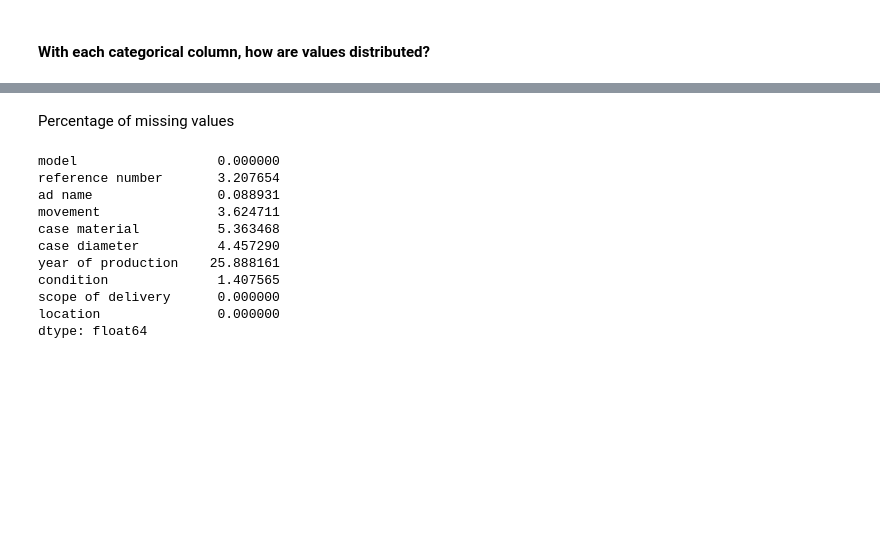
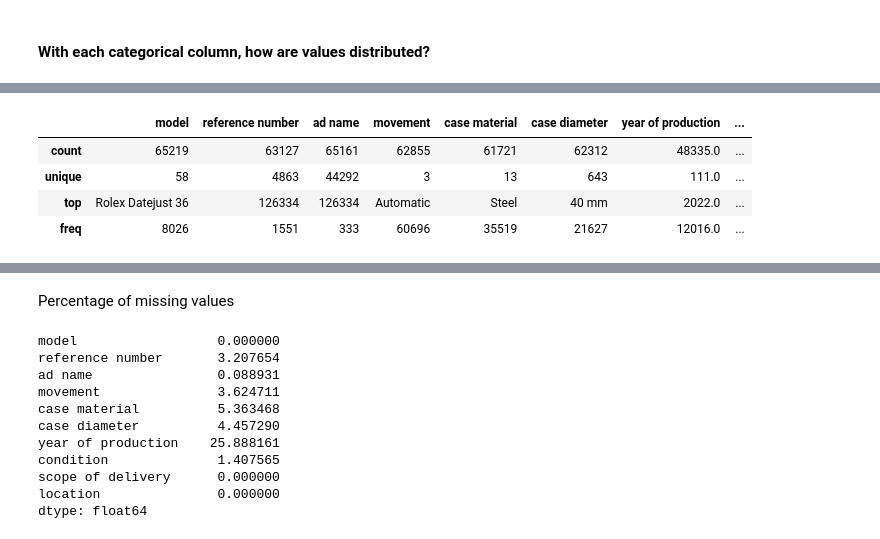
Before and after one commit to baonhat1802/Project-Programming-DS, a Jupyter notebook: Project/20127058_20127603.ipynb, the cells around one changed output, grey strips where cells are left out. Cells and saved outputs as stored; diff of their text form; code cells hidden in the pictures; blank space fills up the shorter version.

```diff
--- a/Project/20127058_20127603.ipynb
+++ b/Project/20127058_20127603.ipynb
@@ -188,3 +210,11 @@ categorical_cols.head()
 | 2 | Rolex Daytona | 116519G | 保証書付き ROLEX ロレックス デイトナ コスモグラフ K18... | Automatic | White gold | 39 mm | NaN | ... |
 | 3 | Rolex Submariner Date | 116613 | New Submariner 116613 Yellow Stee... | Automatic | Steel | 40 mm | 2020.0 | ... |
 | 4 | Rolex Submariner Date | 16610 | 1990s ROLEX SUBMARINER 16610 Trit... | Automatic | NaN | 40 mm | 1990.0 | ... |
+# %%
+categorical_cols.describe()
+# %% [output]
+|  | model | reference number | ad name | movement | case material | case diameter | year of production | ... |
+| count | 65219 | 63127 | 65161 | 62855 | 61721 | 62312 | 48335.0 | ... |
+| unique | 58 | 4863 | 44292 | 3 | 13 | 643 | 111.0 | ... |
+| top | Rolex Datejust 36 | 126334 | 126334 | Automatic | Steel | 40 mm | 2022.0 | ... |
+| freq | 8026 | 1551 | 333 | 60696 | 35519 | 21627 | 12016.0 | ... |
```
Also changed, not shown: parts of 13 cells of this notebook.
